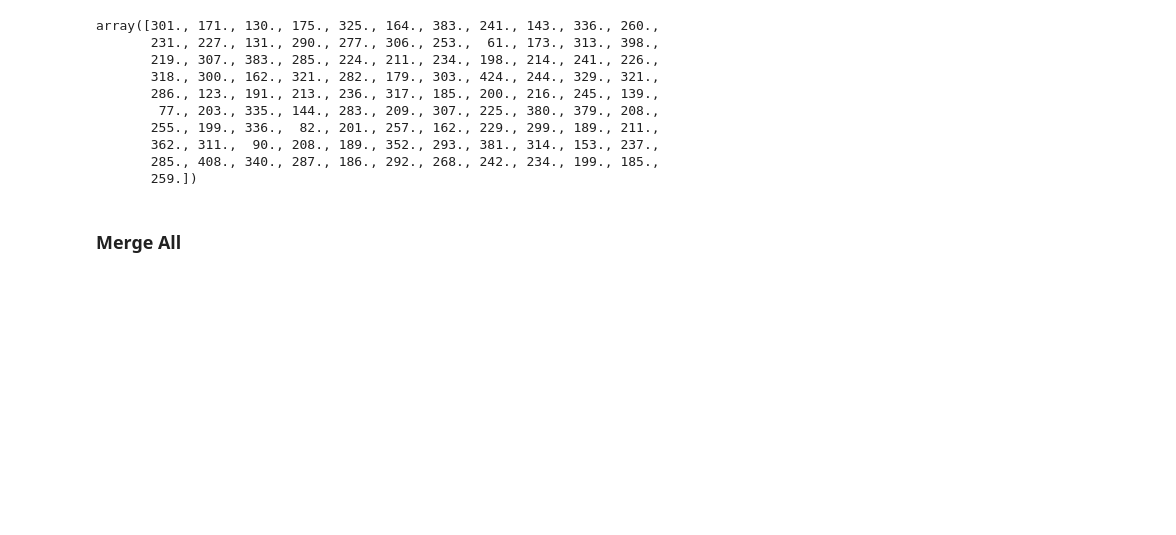
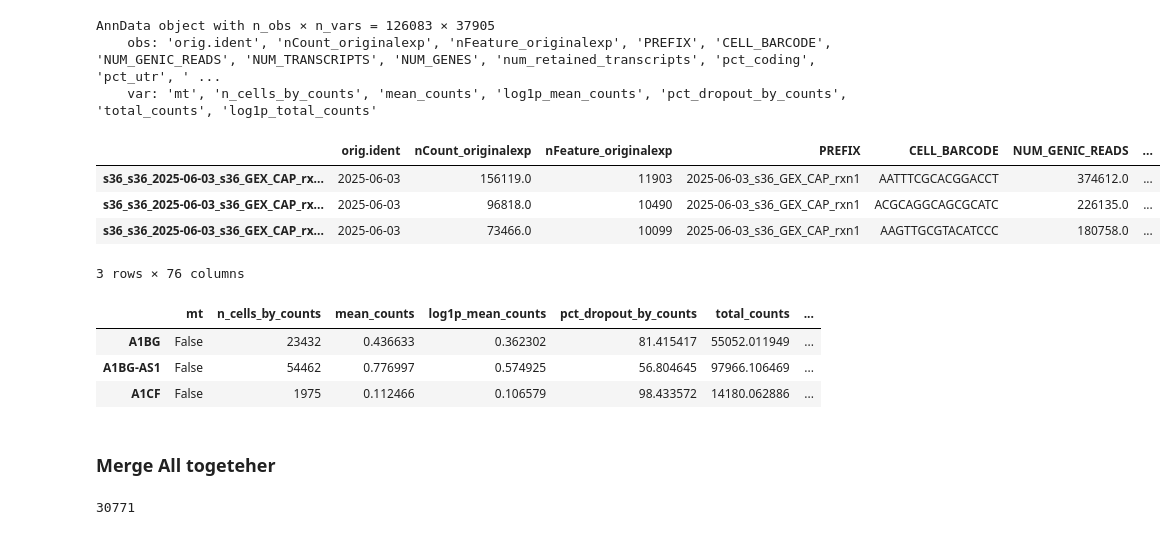
Before and after one commit to 8gabri8/XDP, a Jupyter notebook: script/single_sample_analysis/07_DEG_zones_analysis.ipynb, the cells around one changed output. Saved outputs shown, nothing was run; the diff lists cells and outputs as text; code cells hidden in the pictures; blank space fills up the shorter version.

```diff
--- a/script/single_sample_analysis/07_DEG_zones_analysis.ipynb
+++ b/script/single_sample_analysis/07_DEG_zones_analysis.ipynb
@@ -111,32 +188,41 @@ adata_healthy_list
 # %%
-
 # Concate
 all_adata_healthy = sc.concat(adata_healthy_list,
                   axis=0, # concatenate along observations, i.e., stacking cells)
                   index_unique='-' , # causes new barcodes to be orig_idx + '-' + key
                 #   keys=sample_diseased_list,
                 #   label="donor_id",
                   join='inner')  # keeps COMMON genes
 del adata_healthy_list
 
+# Rename columns to match diseased
+all_adata_healthy.obs['zone'] = all_adata_healthy.obs['D1_zones_6_assigned_v2'].astype(str).copy()
+
+# claculte pythonic QC
+all_adata_healthy.var['mt'] = all_adata_healthy.var_names.str.startswith('MT-')
+sc.pp.calculate_qc_metrics(all_adata_healthy, qc_vars=['mt'], inplace=True)
+
 print(all_adata_healthy)
 display(all_adata_healthy.obs.head(3))
 display(all_adata_healthy.var.head(3))
 assert all_adata_healthy.obs_names.is_unique, "ERROR: all_adata_healthy.obs_names are not unique!"
+# %% [output]
+AnnData object with n_obs × n_vars = 126083 × 37905
+    obs: 'orig.ident', 'nCount_originalexp', 'nFeature_originalexp', 'PREFIX', 'CELL_BARCODE', 'NUM_GENIC_READS', 'NUM_TRANSCRIPTS', 'NUM_GENES', 'num_retained_transcripts', 'pct_coding', 'pct_utr', ' ...
+    var: 'mt', 'n_cells_by_counts', 'mean_counts', 'log1p_mean_counts', 'pct_dropout_by_counts', 'total_counts', 'log1p_total_counts'
+|  | orig.ident | nCount_originalexp | nFeature_originalexp | PREFIX | CELL_BARCODE | NUM_GENIC_READS | ... |
+| s36_s36_2025-06-03_s36_GEX_CAP_rx... | 2025-06-03 | 156119.0 | 11903 | 2025-06-03_s36_GEX_CAP_rxn1 | AATTTCGCACGGACCT | 374612.0 | ... |
+| s36_s36_2025-06-03_s36_GEX_CAP_rx... | 2025-06-03 | 96818.0 | 10490 | 2025-06-03_s36_GEX_CAP_rxn1 | ACGCAGGCAGCGCATC | 226135.0 | ... |
+| s36_s36_2025-06-03_s36_GEX_CAP_rx... | 2025-06-03 | 73466.0 | 10099 | 2025-06-03_s36_GEX_CAP_rxn1 | AAGTTGCGTACATCCC | 180758.0 | ... |
+3 rows × 76 columns
+|  | mt | n_cells_by_counts | mean_counts | log1p_mean_counts | pct_dropout_by_counts | total_counts | ... |
+| A1BG | False | 23432 | 0.436633 | 0.362302 | 81.415417 | 55052.011949 | ... |
+| A1BG-AS1 | False | 54462 | 0.776997 | 0.574925 | 56.804645 | 97966.106469 | ... |
+| A1CF | False | 1975 | 0.112466 | 0.106579 | 98.433572 | 14180.062886 | ... |
-# %%
-t = sc.read_h5ad("/home/gdallagl/myworkdir/XDP/data/STR_zonation_references_h5ad/STRd_D1_Striosome_MSN.h5ad", backed="r")
-t.X[:100, :100].toarray().sum(axis=1)
-# %% [output]
-array([301., 171., 130., 175., 325., 164., 383., 241., 143., 336., 260.,
-       231., 227., 131., 290., 277., 306., 253.,  61., 173., 313., 398.,
-       219., 307., 383., 285., 224., 211., 234., 198., 214., 241., 226.,
-       318., 300., 162., 321., 282., 179., 303., 424., 244., 329., 321.,
-       286., 123., 191., 213., 236., 317., 185., 200., 216., 245., 139.,
-        77., 203., 335., 144., 283., 209., 307., 225., 380., 379., 208.,
-       255., 199., 336.,  82., 201., 257., 162., 229., 299., 189., 211.,
-       362., 311.,  90., 208., 189., 352., 293., 381., 314., 153., 237.,
-       285., 408., 340., 287., 186., 292., 268., 242., 234., 199., 185.,
-       259.])
 # %% [markdown]
-### Merge All
+### Merge All togeteher
+# %%
+len(set(all_adata_diseased.var_names) & set(all_adata_healthy.var_names)) #* 100 / len(set(all_adata_diseased.var_names))
+# %% [output]
+30771
 # %%
```
Also changed, not shown: parts of 28 cells of this notebook, 4 other files.
